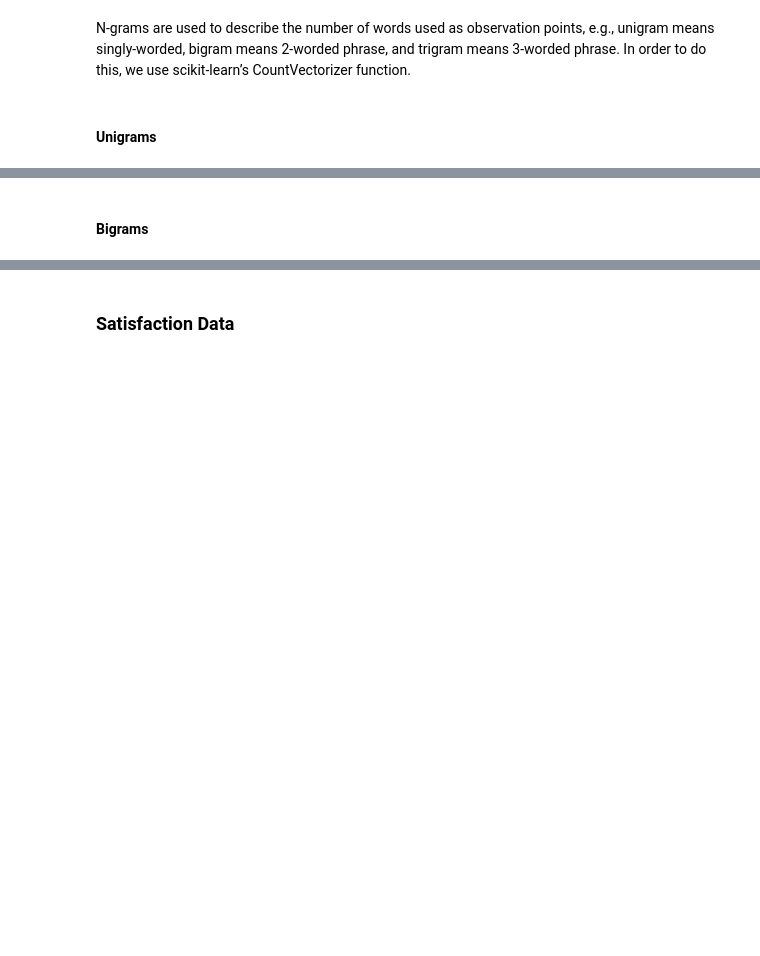
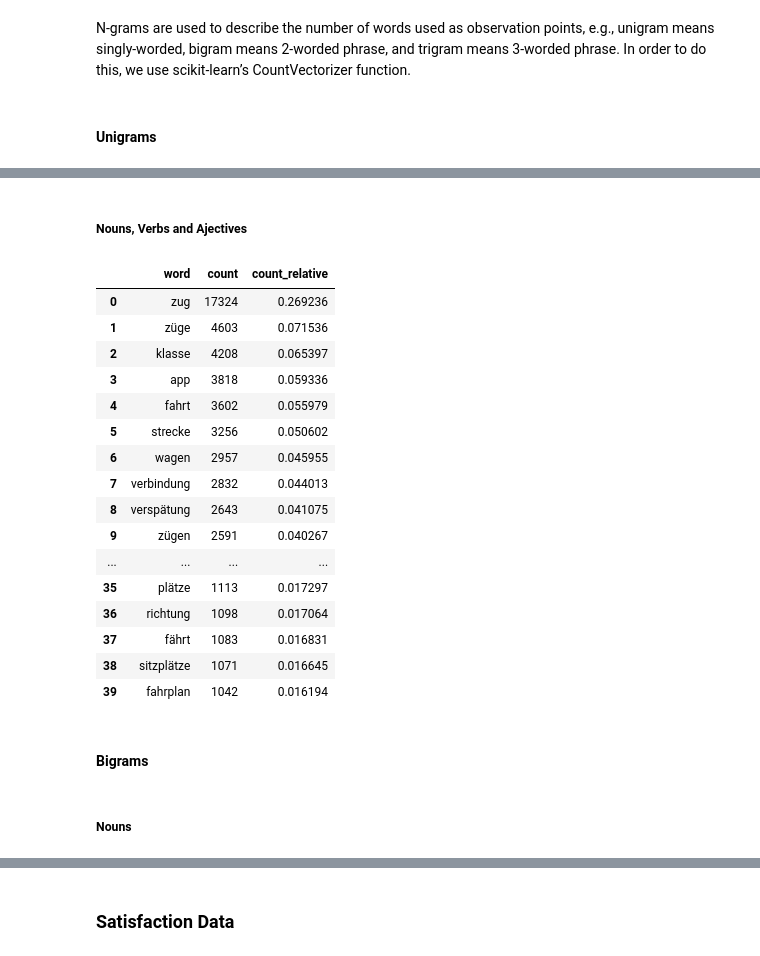
Before and after one commit to Faices/nlp-satisfaction, a Jupyter notebook: 03-EDA.ipynb, the cells around one changed output, grey strips where cells are left out. Drawn from its saved outputs; the diff is of its cells as text; code cells hidden in the pictures; blank space fills up the shorter version.

```diff
--- a/03-EDA.ipynb
+++ b/03-EDA.ipynb
@@ -466,0 +589,27 @@ pio.write_image(fig,"images/fig-Unigrams-"+label_plots+"-barchart.svg") #save fi
+# %% [markdown]
+##### Nouns, Verbs and Ajectives
+# %%
+common_words = get_top_n_ngrams(corpus=join_list_of_list(dataframe_selected['nouns_adjectives_and_verbs']), n=40, ngram_range=(1,1))
+#common_words = get_top_n_ngrams(corpus=dataframe_selected['text_preprocessed'], n=10, ngram_range=(1,1))
+
+unigrams = pd.DataFrame(common_words, columns = ['word' , 'count'])
+unigrams['count_relative']=(unigrams['count']/dataframe_selected_len)
+unigrams
+# %% [output]
+|  | word | count | count_relative |
+| 0 | zug | 17324 | 0.269236 |
+| 1 | züge | 4603 | 0.071536 |
+| 2 | klasse | 4208 | 0.065397 |
+| 3 | app | 3818 | 0.059336 |
+| 4 | fahrt | 3602 | 0.055979 |
+| 5 | strecke | 3256 | 0.050602 |
+| 6 | wagen | 2957 | 0.045955 |
+| 7 | verbindung | 2832 | 0.044013 |
+| 8 | verspätung | 2643 | 0.041075 |
+| 9 | zügen | 2591 | 0.040267 |
+| ... | ... | ... | ... |
+| 35 | plätze | 1113 | 0.017297 |
+| 36 | richtung | 1098 | 0.017064 |
+| 37 | fährt | 1083 | 0.016831 |
+| 38 | sitzplätze | 1071 | 0.016645 |
+| 39 | fahrplan | 1042 | 0.016194 |
@@ -467,5 +639,7 @@ pio.write_image(fig,"images/fig-Unigrams-"+label_plots+"-barchart.svg") #save fi
 # %% [markdown]
 #### Bigrams
+# %% [markdown]
+##### Nouns
 # %%
 common_words_bigrams = get_top_n_ngrams(corpus=join_list_of_list(dataframe_selected['nouns']), n=40, ngram_range=(2,2))
 
```
Also changed, not shown: parts of 47 cells of this notebook, 26 other files.
